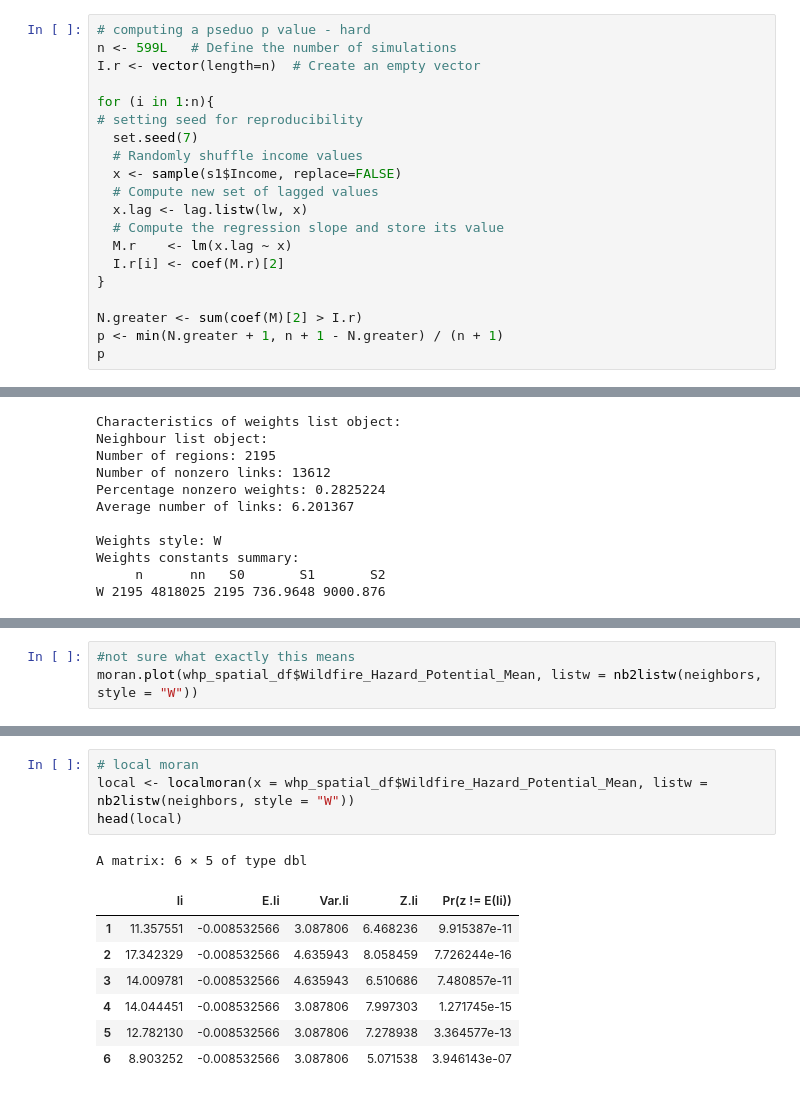
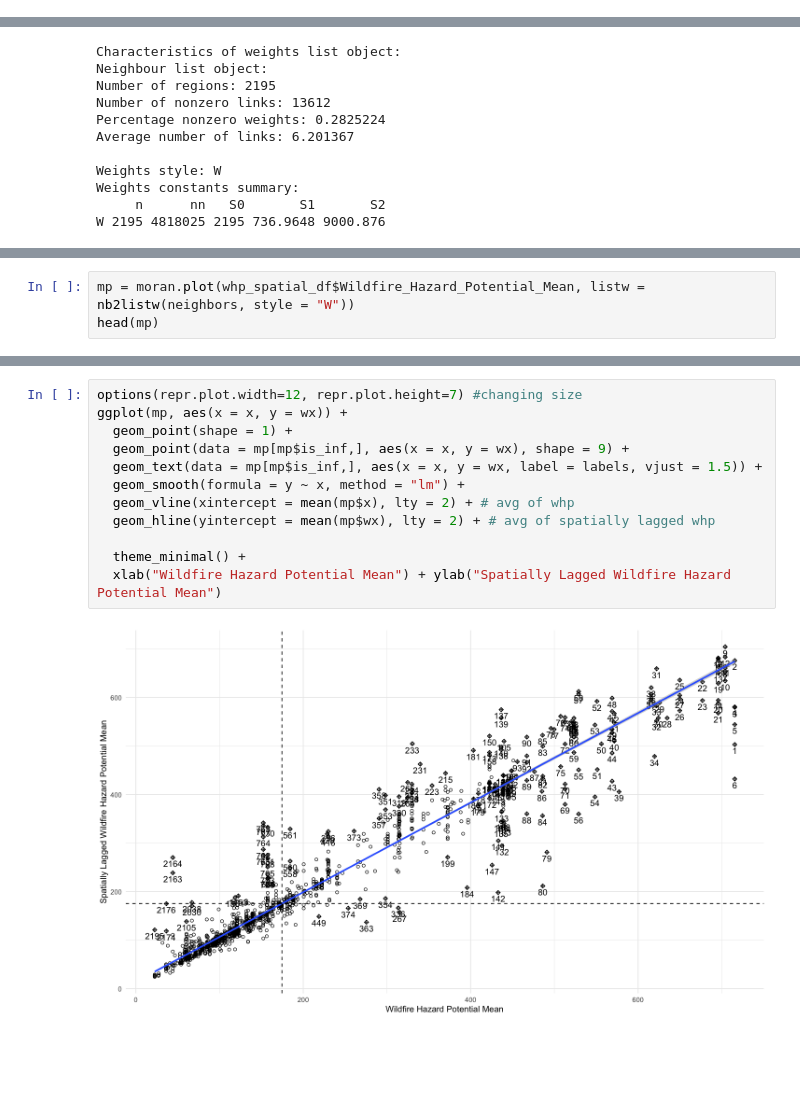
Before and after one commit to UNC-CEMALB/ENVIROSCAN, a Jupyter notebook: 6. Wildfire Risk Spatial Analysis/Wildfire Risk Spatial Analysis.ipynb, the cells around one changed output, grey strips where cells are left out. Cells and saved outputs as stored; diff of their text form; blank space fills up the shorter version.

```diff
--- a/6. Wildfire Risk Spatial Analysis/Wildfire Risk Spatial Analysis.ipynb
+++ b/6. Wildfire Risk Spatial Analysis/Wildfire Risk Spatial Analysis.ipynb
@@ -71,20 +0,0 @@ M <- lm(Inc.lag ~ s1$Income)
-# %%
-# computing a pseduo p value - hard
-n <- 599L   # Define the number of simulations
-I.r <- vector(length=n)  # Create an empty vector
-
-for (i in 1:n){
-# setting seed for reproducibility
-  set.seed(7)
-  # Randomly shuffle income values
-  x <- sample(s1$Income, replace=FALSE)
-  # Compute new set of lagged values
-  x.lag <- lag.listw(lw, x)
-  # Compute the regression slope and store its value
-  M.r    <- lm(x.lag ~ x)
-  I.r[i] <- coef(M.r)[2]
-}
-
-N.greater <- sum(coef(M)[2] > I.r)
-p <- min(N.greater + 1, n + 1 - N.greater) / (n + 1)
-p
@@ -253,4 +180,4 @@ Moran I statistic       Expectation          Variance
 # %%
-#not sure what exactly this means
-moran.plot(whp_spatial_df$Wildfire_Hazard_Potential_Mean, listw = nb2listw(neighbors, style = "W"))
+mp = moran.plot(whp_spatial_df$Wildfire_Hazard_Potential_Mean, listw = nb2listw(neighbors, style = "W"))
+head(mp)
 # %% [output]
@@ -257,14 +193,15 @@ moran.plot(whp_spatial_df$Wildfire_Hazard_Potential_Mean, listw = nb2listw(neigh
 [figure]
-# %%
-# local moran
-local <- localmoran(x = whp_spatial_df$Wildfire_Hazard_Potential_Mean, listw = nb2listw(neighbors, style = "W"))
-head(local)
-# %% [output]
-A matrix: 6 × 5 of type dbl
-|  | Ii | E.Ii | Var.Ii | Z.Ii | Pr(z != E(Ii)) |
-| 1 | 11.357551 | -0.008532566 | 3.087806 | 6.468236 | 9.915387e-11 |
-| 2 | 17.342329 | -0.008532566 | 4.635943 | 8.058459 | 7.726244e-16 |
-| 3 | 14.009781 | -0.008532566 | 4.635943 | 6.510686 | 7.480857e-11 |
-| 4 | 14.044451 | -0.008532566 | 3.087806 | 7.997303 | 1.271745e-15 |
-| 5 | 12.782130 | -0.008532566 | 3.087806 | 7.278938 | 3.364577e-13 |
-| 6 | 8.903252 | -0.008532566 | 3.087806 | 5.071538 | 3.946143e-07 |
+# %%
+options(repr.plot.width=12, repr.plot.height=7) #changing size
+ggplot(mp, aes(x = x, y = wx)) +
+  geom_point(shape = 1) +
+  geom_point(data = mp[mp$is_inf,], aes(x = x, y = wx), shape = 9) +
+  geom_text(data = mp[mp$is_inf,], aes(x = x, y = wx, label = labels, vjust = 1.5)) +
+  geom_smooth(formula = y ~ x, method = "lm") +
+  geom_vline(xintercept = mean(mp$x), lty = 2) + # avg of whp
+  geom_hline(yintercept = mean(mp$wx), lty = 2) + # avg of spatially lagged whp
+
+  theme_minimal() +
+  xlab("Wildfire Hazard Potential Mean") + ylab("Spatially Lagged Wildfire Hazard Potential Mean")
+# %% [output]
+[figure, added]
```
Also changed, not shown: parts of 34 cells of this notebook.
